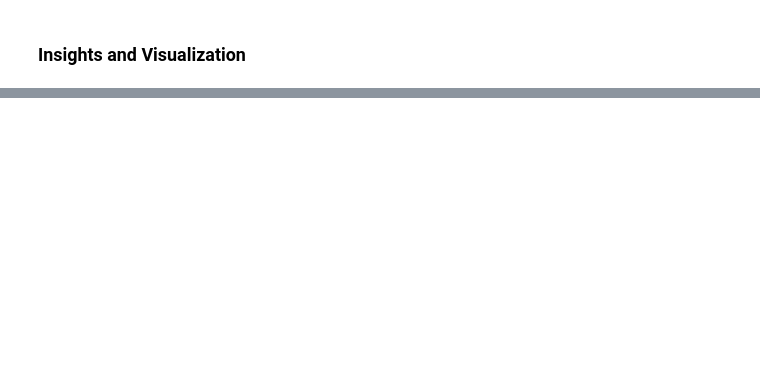
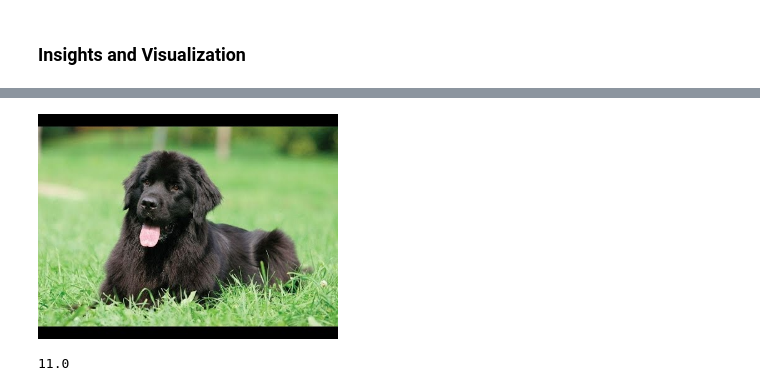
Before and after one commit to juliouribe/twitter-wrangling-project, a Jupyter notebook: wrangle_act.ipynb, the cells around one changed output, grey strips where cells are left out. Saved outputs shown, nothing was run; the diff lists cells and outputs as text; code cells hidden in the pictures; blank space fills up the shorter version.

```diff
--- a/wrangle_act.ipynb
+++ b/wrangle_act.ipynb
@@ -921,0 +922,12 @@ plt.hist(tweets_master.rating_numerator);
+# %%
+# let me introduce you to my favorite dog breed, Newfoundland
+from IPython.display import Image
+Image(filename='newfoundland.jpg', width=300, height=300)
+# %% [output]
+[figure, added]
+# %%
+# average rating for newfoundland, my favorite dog breed
+my_favorite = tweets_master.query("p1 == 'Newfoundland'")
+my_favorite.rating_numerator.mean()
+# %% [output]
+11.0
```
Also changed, not shown: parts of 12 cells of this notebook.
